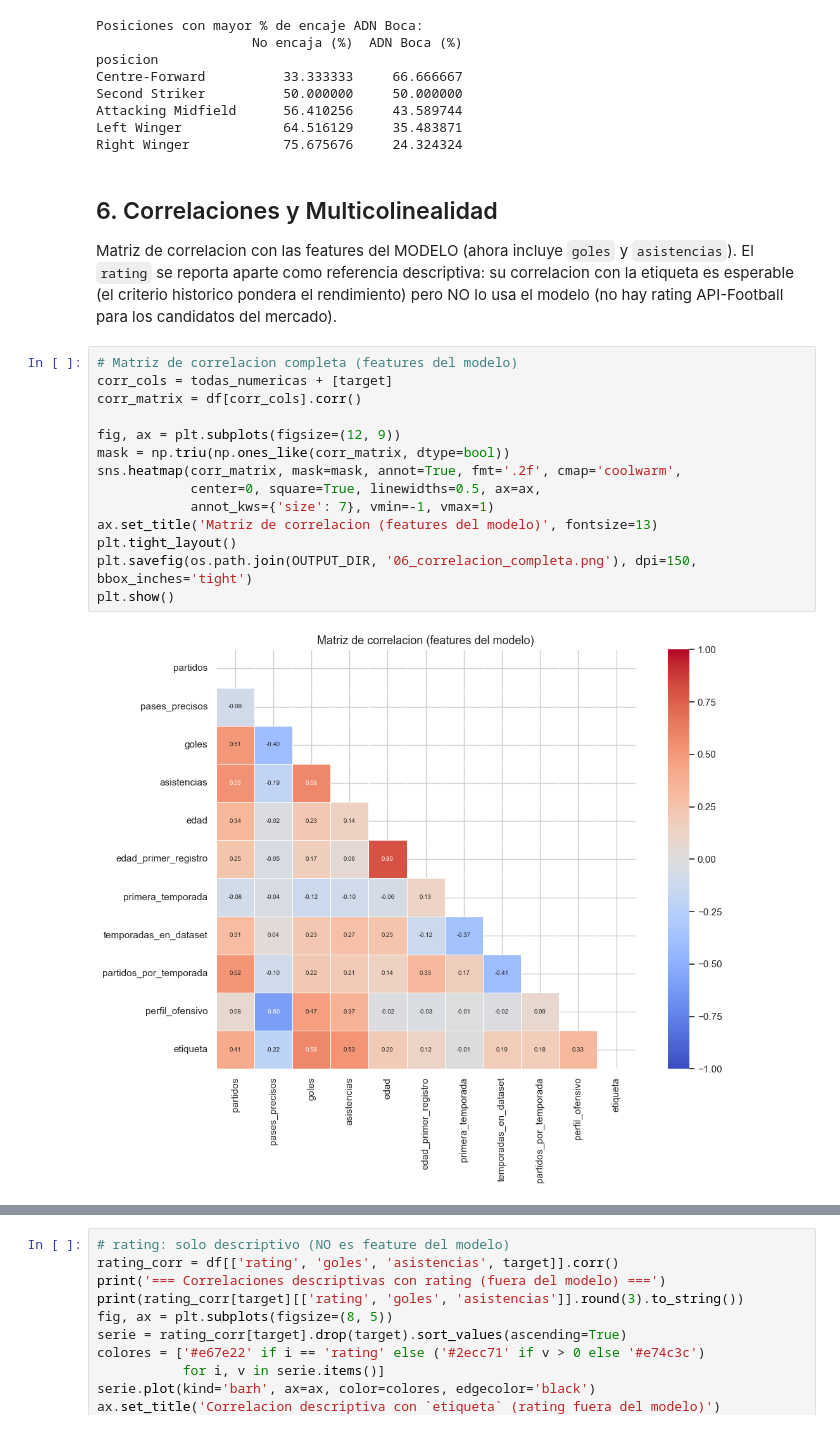
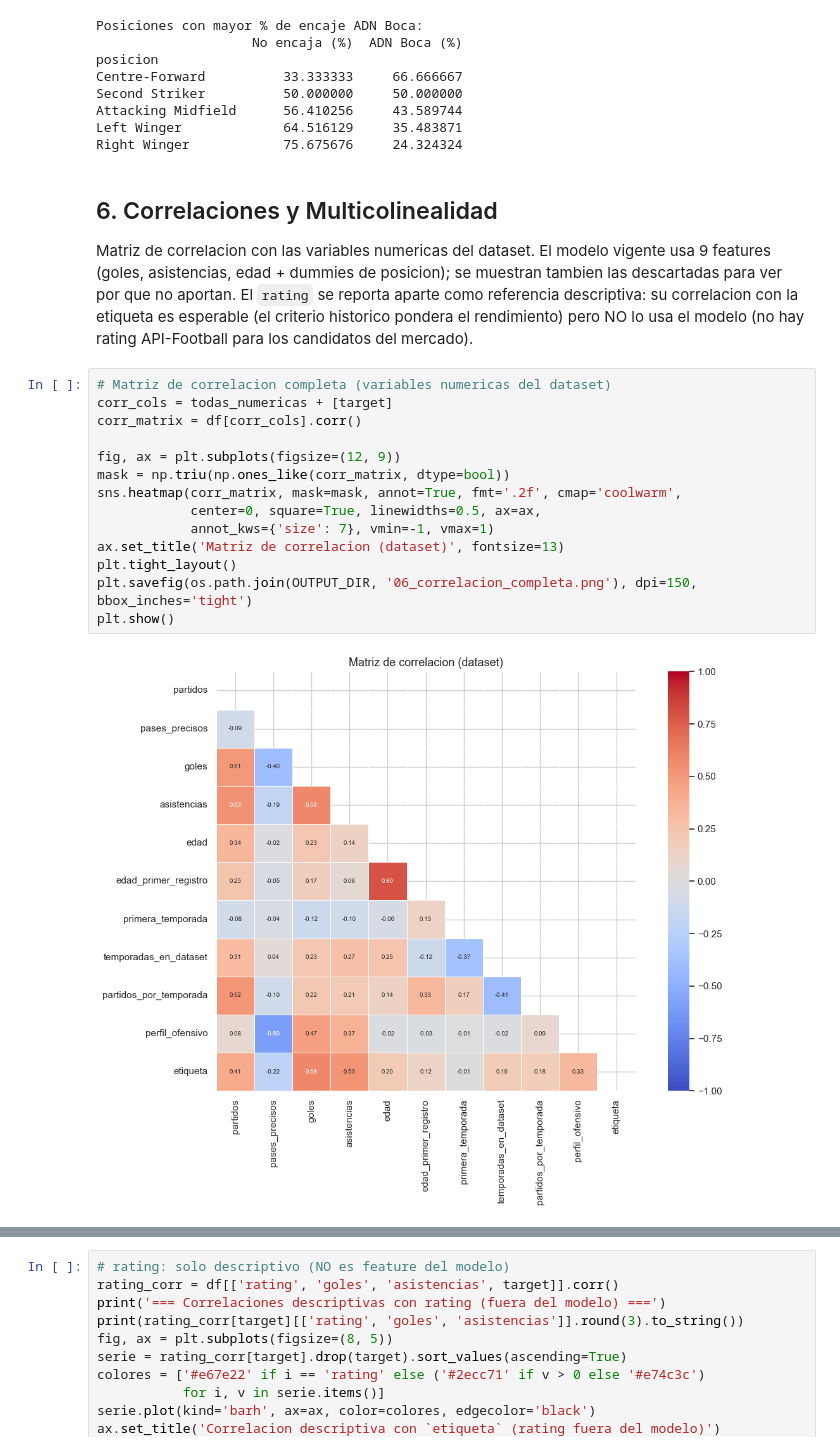
Before and after one commit to agumarquez10/boca-scouting-ds, a Jupyter notebook: src/eda.ipynb, the cells around one changed output, grey strips where cells are left out. Saved outputs shown, nothing was run; the diff lists cells and outputs as text.

```diff
--- a/src/eda.ipynb
+++ b/src/eda.ipynb
@@ -335,21 +335,21 @@ Right Winger            75.675676     24.324324
 # %% [markdown]
 ## 6. Correlaciones y Multicolinealidad
 
-Matriz de correlacion con las features del MODELO (ahora incluye `goles` y `asistencias`). El `rating` se reporta aparte como referencia descriptiva: su correlacion con la etiqueta es esperable (el criterio historico pondera el rendimiento) pero NO lo usa el modelo (no hay rating API-Football para los candidatos del mercado).
+Matriz de correlacion con las variables numericas del dataset. El modelo vigente usa 9 features (goles, asistencias, edad + dummies de posicion); se muestran tambien las descartadas para ver por que no aportan. El `rating` se reporta aparte como referencia descriptiva: su correlacion con la etiqueta es esperable (el criterio historico pondera el rendimiento) pero NO lo usa el modelo (no hay rating API-Football para los candidatos del mercado).
 # %%
-# Matriz de correlacion completa (features del modelo)
+# Matriz de correlacion completa (variables numericas del dataset)
 corr_cols = todas_numericas + [target]
 corr_matrix = df[corr_cols].corr()
 
 fig, ax = plt.subplots(figsize=(12, 9))
 mask = np.triu(np.ones_like(corr_matrix, dtype=bool))
 sns.heatmap(corr_matrix, mask=mask, annot=True, fmt='.2f', cmap='coolwarm',
             center=0, square=True, linewidths=0.5, ax=ax,
             annot_kws={'size': 7}, vmin=-1, vmax=1)
-ax.set_title('Matriz de correlacion (features del modelo)', fontsize=13)
+ax.set_title('Matriz de correlacion (dataset)', fontsize=13)
 plt.tight_layout()
 plt.savefig(os.path.join(OUTPUT_DIR, '06_correlacion_completa.png'), dpi=150, bbox_inches='tight')
 plt.show()
 # %% [output]
-[figure, old version]
+[figure, new version]
 # %%
```
Also changed, not shown: parts of 9 cells of this notebook, 9 other files.
